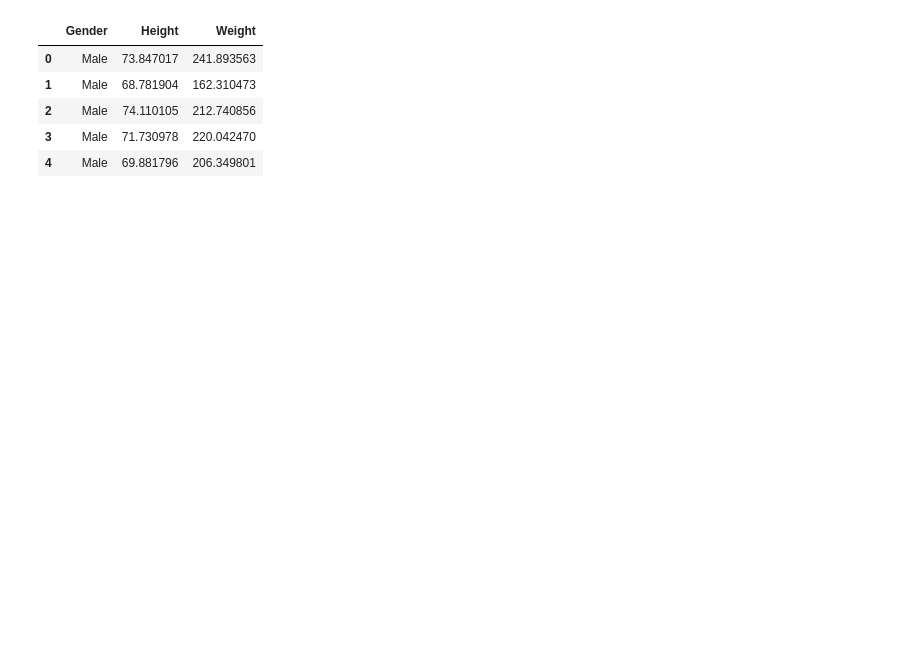
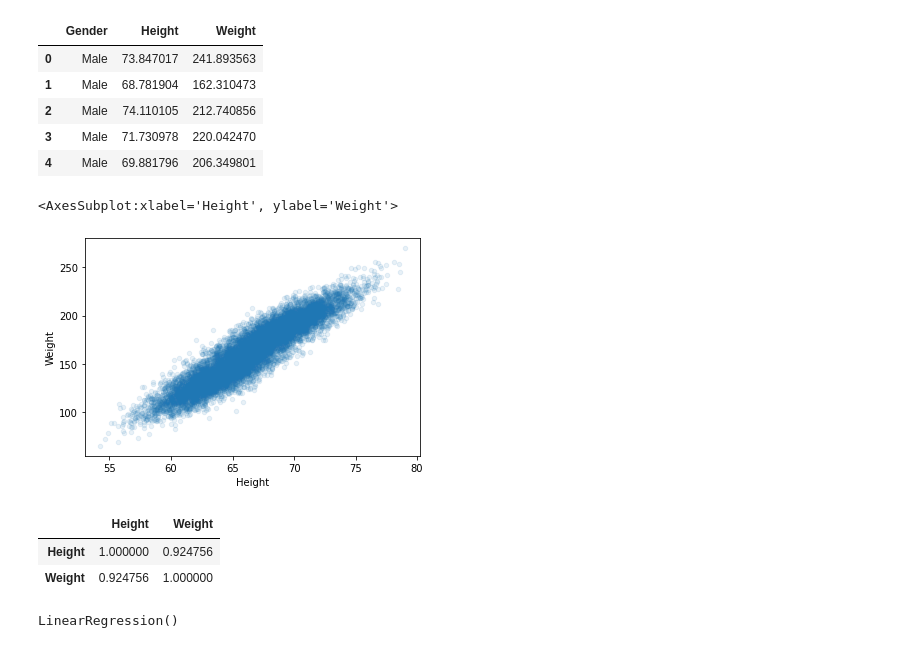
Before and after one commit to Harshhhh1701/Learning--Data-Science, a Jupyter notebook: py11.ipynb, the cells around one changed output. Drawn from its saved outputs; the diff is of its cells as text; code cells hidden in the pictures; blank space fills up the shorter version.

```diff
--- a/py11.ipynb
+++ b/py11.ipynb
@@ -11,3 +11,14 @@ data.head()
 | 2 | Male | 74.110105 | 212.740856 |
 | 3 | Male | 71.730978 | 220.042470 |
 | 4 | Male | 69.881796 | 206.349801 |
+# %%
+data.plot.scatter(x='Height',y='Weight',alpha=.1)
+# %% [output]
+<AxesSubplot:xlabel='Height', ylabel='Weight'>
+[figure, added]
+# %%
+data.corr()
+# %% [output]
+|  | Height | Weight |
+| Height | 1.000000 | 0.924756 |
+| Weight | 0.924756 | 1.000000 |
@@ -13,0 +27,5 @@ data.head()
+# %%
+lin=LinearRegression()
+lin.fit(data[['Height']],data['Weight'])
+# %% [output]
+LinearRegression()
```
Also changed, not shown: parts of 2 cells of this notebook.
